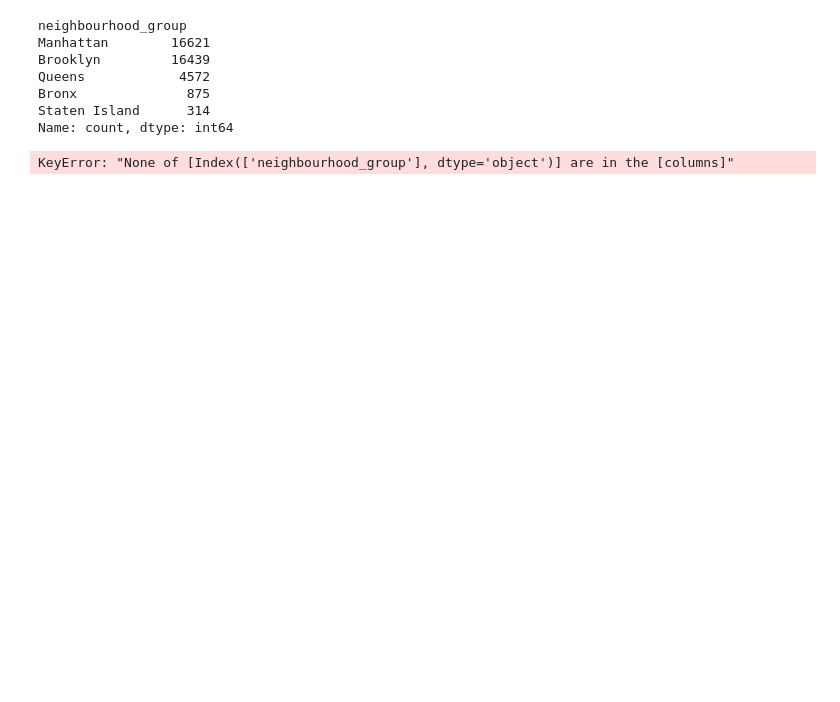
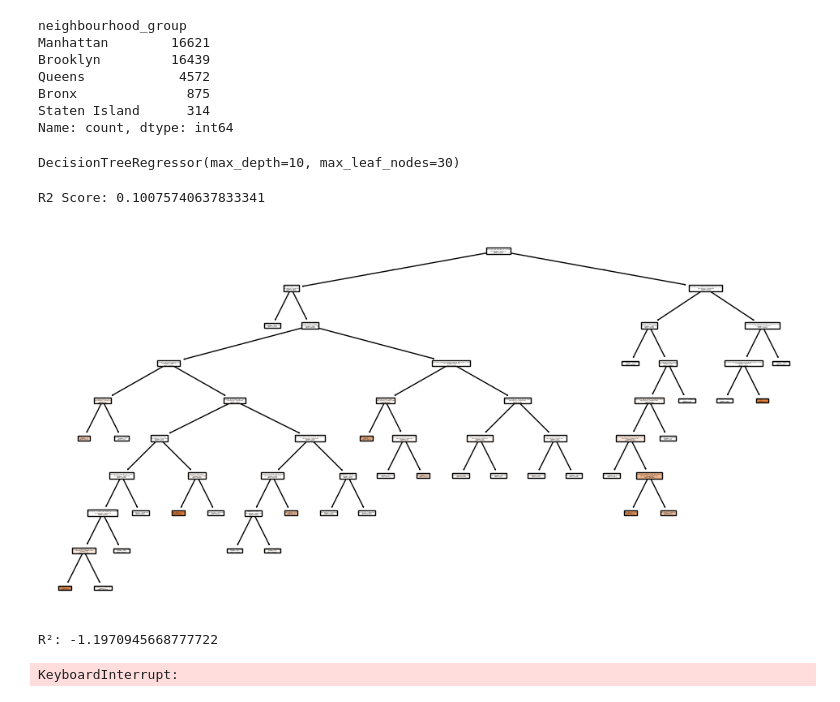
Before and after one commit to MadhurideviD/NYC-Airbnb-Price-Prediction, a Jupyter notebook: NYC Airbnb Price Prediction/KNN ML.ipynb, the cells around one changed output. Saved outputs shown, nothing was run; the diff lists cells and outputs as text; code cells hidden in the pictures; blank space fills up the shorter version.

```diff
--- a/NYC Airbnb Price Prediction/KNN ML.ipynb
+++ b/NYC Airbnb Price Prediction/KNN ML.ipynb
@@ -144,14 +156,3 @@ Queens            4572
 Bronx              875
 Staten Island      314
 Name: count, dtype: int64
-# %%
-from sklearn.preprocessing import OneHotEncoder
-
-oh_encoder = OneHotEncoder(drop='first')
-oh_encoder.fit(X_train[['neighbourhood_group']])
-
-X_train_cat_transformed = oh_encoder.transform(X_train[['neighbourhood_group']])
-X_train_cat_transformed = pd.DataFrame(X_train_cat_transformed, columns=oh_encoder.get_feature_names_out())
-X_train_cat_transformed
-# %% [output]
-KeyError: "None of [Index(['neighbourhood_group'], dtype='object')] are in the [columns]"
@@ -164,0 +159,44 @@ X_train_label
+# %%
+from sklearn.tree import DecisionTreeRegressor
+
+dt_reg = DecisionTreeRegressor(
+    max_depth=10, # 30, 50, 100 - we can have many more splits when we have continuous variables
+    min_samples_split=2,
+    max_leaf_nodes=30 # basically equivalent to max_depth but still considered
+)
+# %%
+dt_reg.fit(X_train, y_train)
+# %% [output]
+DecisionTreeRegressor(max_depth=10, max_leaf_nodes=30)
+# %%
+from sklearn.metrics import r2_score
+
+y_pred = dt_reg.predict(X_test)
+r2 = r2_score(y_test, y_pred)
+
+print("R2 Score:",r2)
+# %% [output]
+R2 Score: 0.10075740637833341
+# %%
+from sklearn import tree
+import matplotlib.pyplot as plt
+
+plt.figure(figsize=(12, 6))
+tree.plot_tree(dt_reg, filled=True, feature_names=X_train.columns)
+plt.show()
+# %% [output]
+[figure, added]
+# %%
+dt_reg = DecisionTreeRegressor(random_state=42)
+dt_reg.fit(X_train, y_train)
+print("R²:", r2_score(y_test, dt_reg.predict(X_test)))
+# %% [output]
+R²: -1.1970945668777722
+# %%
+from sklearn.ensemble import RandomForestRegressor
+
+rf = RandomForestRegressor(random_state=42)
+rf.fit(X_train, y_train)
+print("RF R²:", r2_score(y_test, rf.predict(X_test)))
+# %% [output]
+KeyboardInterrupt:
```
Also changed, not shown: parts of 12 cells of this notebook, 3 other files.
